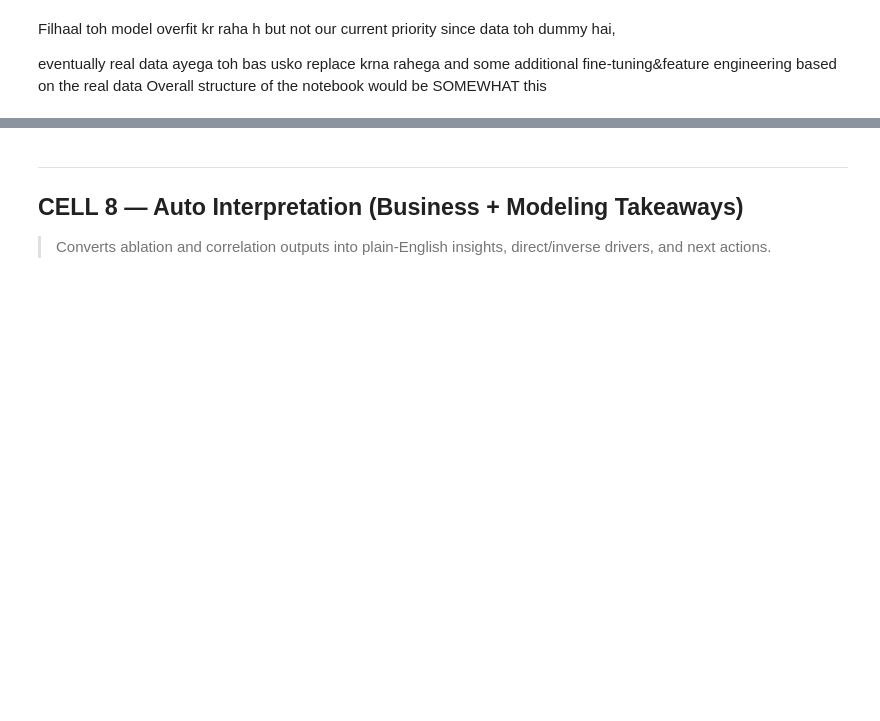
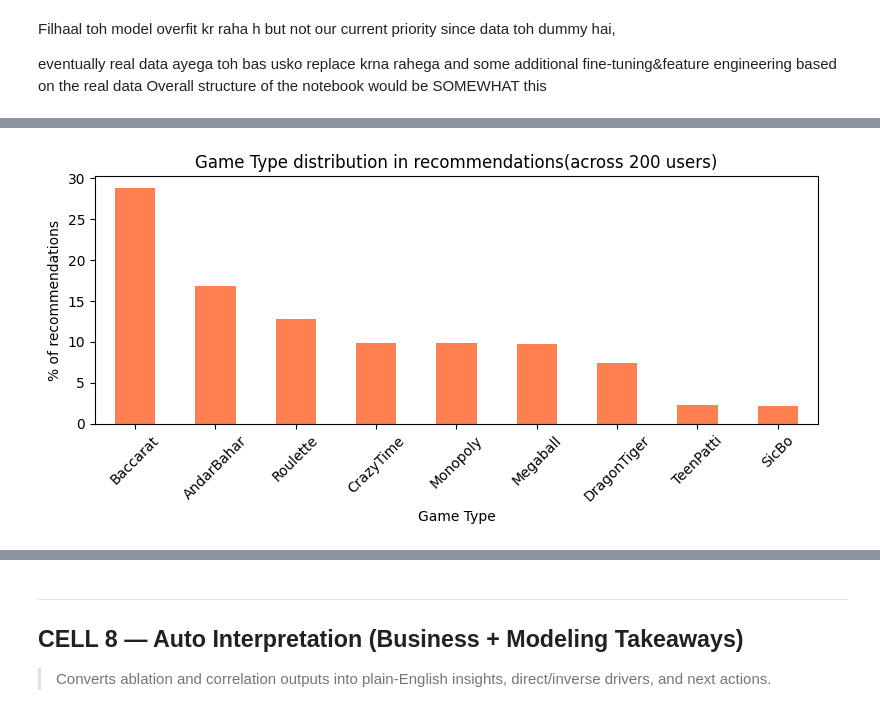
Before and after one commit to AyushDubeyaquagaming/Hybrid-RecSys, a Jupyter notebook: lightfm/recsys.ipynb, the cells around one changed output, grey strips where cells are left out. Saved outputs shown, nothing was run; the diff lists cells and outputs as text; code cells hidden in the pictures; blank space fills up the shorter version.

```diff
--- a/lightfm/recsys.ipynb
+++ b/lightfm/recsys.ipynb
@@ -1017,0 +1614,27 @@ Note: Correlation here is directional association, not causal effect.
+# %%
+#2. Game type coverage plot--> kya model diverse games recommend kr raha h ya sirf popular ones
+coverage_data = []
+sample_users = list(user_id_map.keys())[:200]
+
+for uid in sample_users:
+    internal_id = user_id_map[uid]
+    scores = model.predict(internal_id, np.arange(len(item_id_map)),
+                           user_features = user_features_matrix,
+                           item_features = item_features_matrix)
+
+    top20_game_ids = [idx_to_game[i] for i in np.argsort(-scores)[:20]]
+    top20_types = games_df[games_df['gameId'].isin(top20_game_ids)]['gameType'].tolist()
+    coverage_data.extend(top20_types)
+
+coverage_series = pd.Series(coverage_data).value_counts(normalize = True) * 100
+
+plt.figure(figsize = (8, 4))
+coverage_series.plot(kind = 'bar', color = 'coral')
+plt.title('Game Type distribution in recommendations(across 200 users)')
+plt.ylabel("% of recommendations")
+plt.xlabel("Game Type")
+plt.xticks(rotation = 45)
+plt.tight_layout()
+plt.show()
+# %% [output]
+[figure, added]
```
Also changed, not shown: parts of 42 cells of this notebook.
